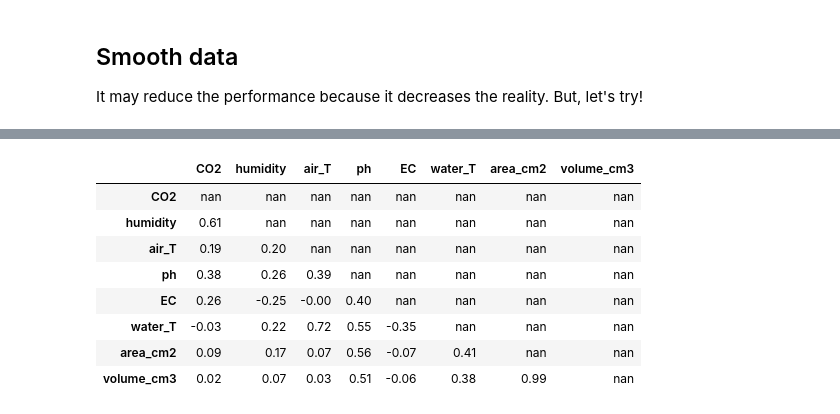
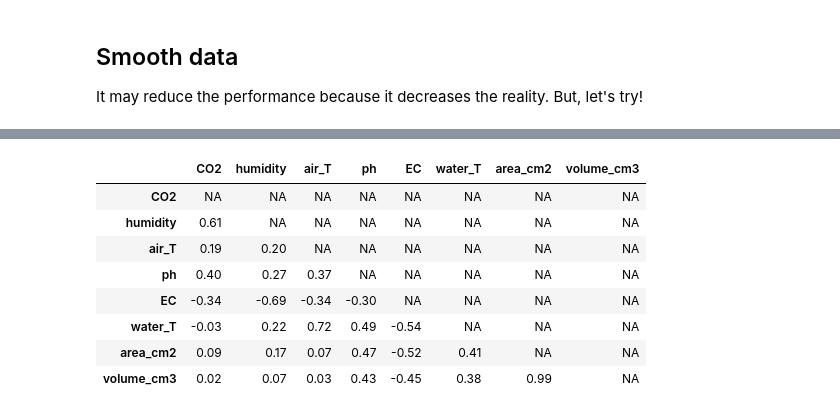
Before and after one commit to ccomkhj/farm_data_analysis, a Jupyter notebook: sensor_data_visualization.ipynb, the cells around one changed output, grey strips where cells are left out. Drawn from its saved outputs; the diff is of its cells as text; code cells hidden in the pictures.

```diff
--- a/sensor_data_visualization.ipynb
+++ b/sensor_data_visualization.ipynb
@@ -167,7 +171,8 @@ def detect_outlier(df: pd.DataFrame, df_z_score: pd.DataFrame, features: List, t
     return df
 
 df_merge_z_score = df_merge.apply(zscore)
-df_merge = detect_outlier(df_merge, df_merge_z_score, ["EC", "ph"], thres=3)
+target_features = ["EC", "ph"]
+df_merge = detect_outlier(df_merge, df_merge_z_score, target_features, thres=3)
 df_merge.plot(figsize=(32, 6))
 # %% [output]
 Outliers are detected in EC:
@@ -271,16 +248,16 @@ df_merge_scale_smooth.plot(figsize=(32, 6))
 # %%
 corr = df_merge_scale_smooth.corr()
 mask = np.zeros_like(corr, dtype=bool)
 mask[np.triu_indices_from(mask)] = True
 corr[mask] = np.nan
-corr.style.background_gradient(cmap='coolwarm').highlight_null(null_color='#f1f1f1').set_precision(2)
+corr.style.background_gradient(cmap='coolwarm').highlight_null(null_color='#f1f1f1').format(precision=2, na_rep='NA')
 # %% [output]
 |  | CO2 | humidity | air_T | ph | EC | water_T | area_cm2 | volume_cm3 |
-| CO2 | nan | nan | nan | nan | nan | nan | nan | nan |
-| humidity | 0.61 | nan | nan | nan | nan | nan | nan | nan |
-| air_T | 0.19 | 0.20 | nan | nan | nan | nan | nan | nan |
-| ph | 0.38 | 0.26 | 0.39 | nan | nan | nan | nan | nan |
-| EC | 0.26 | -0.25 | -0.00 | 0.40 | nan | nan | nan | nan |
-| water_T | -0.03 | 0.22 | 0.72 | 0.55 | -0.35 | nan | nan | nan |
-| area_cm2 | 0.09 | 0.17 | 0.07 | 0.56 | -0.07 | 0.41 | nan | nan |
-| volume_cm3 | 0.02 | 0.07 | 0.03 | 0.51 | -0.06 | 0.38 | 0.99 | nan |
+| CO2 | NA | NA | NA | NA | NA | NA | NA | NA |
+| humidity | 0.61 | NA | NA | NA | NA | NA | NA | NA |
+| air_T | 0.19 | 0.20 | NA | NA | NA | NA | NA | NA |
+| ph | 0.40 | 0.27 | 0.37 | NA | NA | NA | NA | NA |
+| EC | -0.34 | -0.69 | -0.34 | -0.30 | NA | NA | NA | NA |
+| water_T | -0.03 | 0.22 | 0.72 | 0.49 | -0.54 | NA | NA | NA |
+| area_cm2 | 0.09 | 0.17 | 0.07 | 0.47 | -0.52 | 0.41 | NA | NA |
+| volume_cm3 | 0.02 | 0.07 | 0.03 | 0.43 | -0.45 | 0.38 | 0.99 | NA |
```
Also changed, not shown: parts of 11 cells of this notebook.
